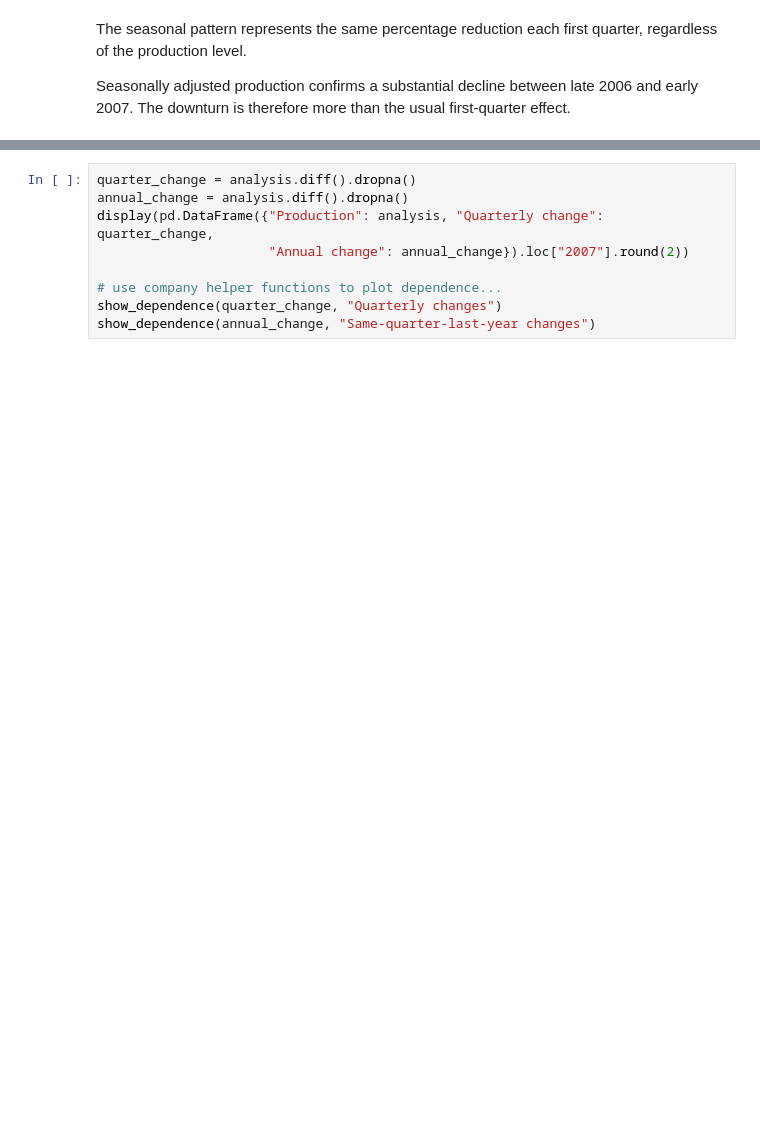
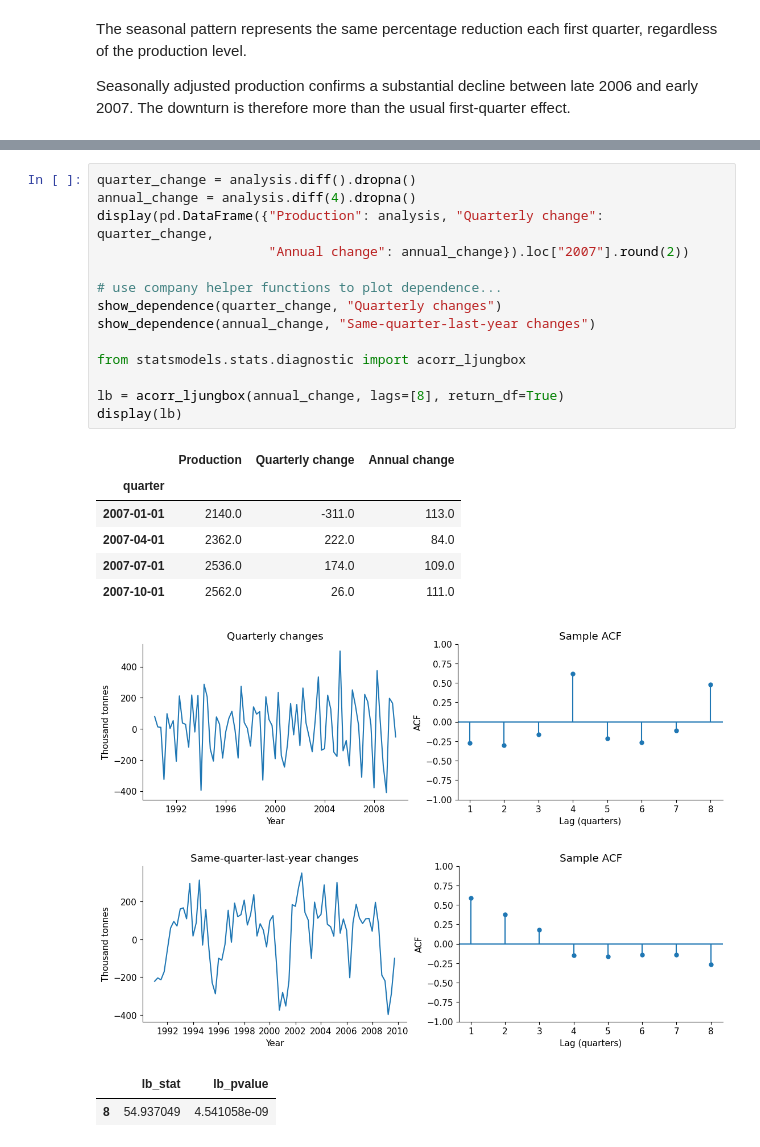
Before and after one commit to jae0029/Data-Mining, a Jupyter notebook: HW/hw5a-inherited-analysis.ipynb, the cells around one changed output, grey strips where cells are left out. Saved outputs shown, nothing was run; the diff lists cells and outputs as text; blank space fills up the shorter version.

```diff
--- a/HW/hw5a-inherited-analysis.ipynb
+++ b/HW/hw5a-inherited-analysis.ipynb
@@ -180,13 +300,29 @@ display(recent.diff().iloc[1:].round(2))
 The annual changes look less seasonal than the quarterly changes. The recurring pattern has largely been dealt with.
 # %%
 quarter_change = analysis.diff().dropna()
-annual_change = analysis.diff().dropna()
+annual_change = analysis.diff(4).dropna()
 display(pd.DataFrame({"Production": analysis, "Quarterly change": quarter_change,
                       "Annual change": annual_change}).loc["2007"].round(2))
 
 # use company helper functions to plot dependence...
 show_dependence(quarter_change, "Quarterly changes")
 show_dependence(annual_change, "Same-quarter-last-year changes")
+
+from statsmodels.stats.diagnostic import acorr_ljungbox
+
+lb = acorr_ljungbox(annual_change, lags=[8], return_df=True)
+display(lb)
+# %% [output]
+|  | Production | Quarterly change | Annual change |
+| quarter |  |  |  |
+| 2007-01-01 | 2140.0 | -311.0 | 113.0 |
+| 2007-04-01 | 2362.0 | 222.0 | 84.0 |
+| 2007-07-01 | 2536.0 | 174.0 | 109.0 |
+| 2007-10-01 | 2562.0 | 26.0 | 111.0 |
+[figure, added]
+[figure, added]
+|  | lb_stat | lb_pvalue |
+| 8 | 54.937049 | 4.541058e-09 |
 # %% [markdown]
 **Manager’s comment:** Check that the ordinary and same-quarter-last-year differences answer the different questions their labels imply. Report both changes ending in 2007 Q1, explain what each measures, and verify the annual change against the observations being compared. Assess the annual changes using the time plot, ACF, and a joint statistical test of autocorrelations at lags 1–8. State the tested series, null, test statistic, and p-value. Interpret the result alongside the ACF and explain what the evidence establishes and its limits. Does your test result establish whether the annual-change series is stationary, or whether further differencing is needed? Explain.
 
```
Also changed, not shown: parts of 12 cells of this notebook.
